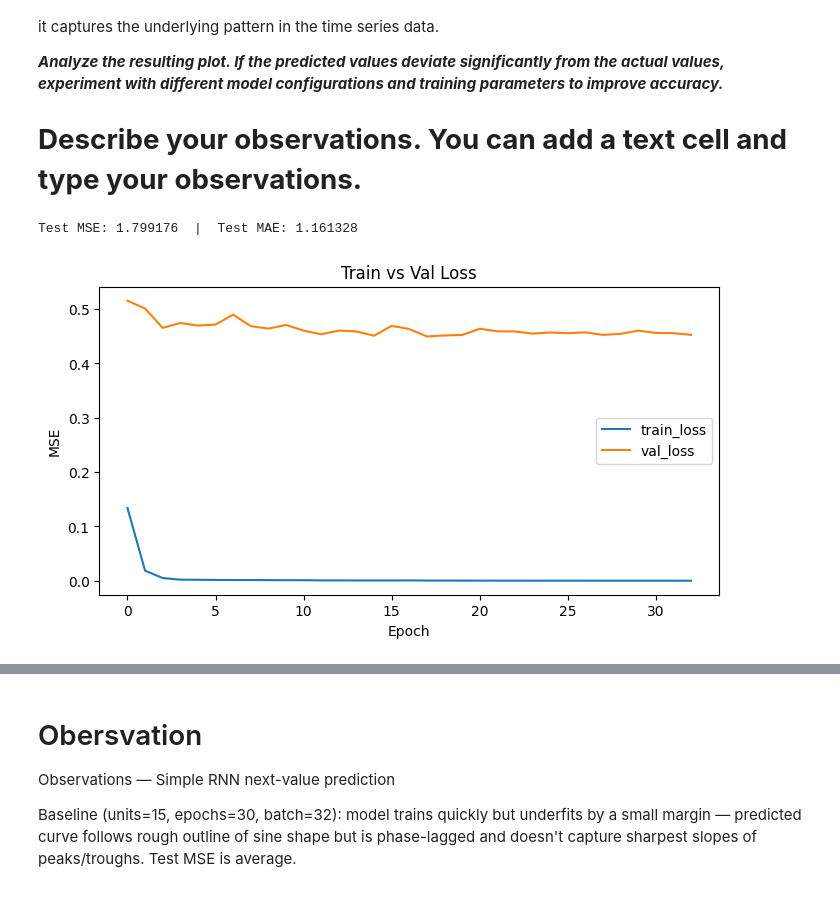
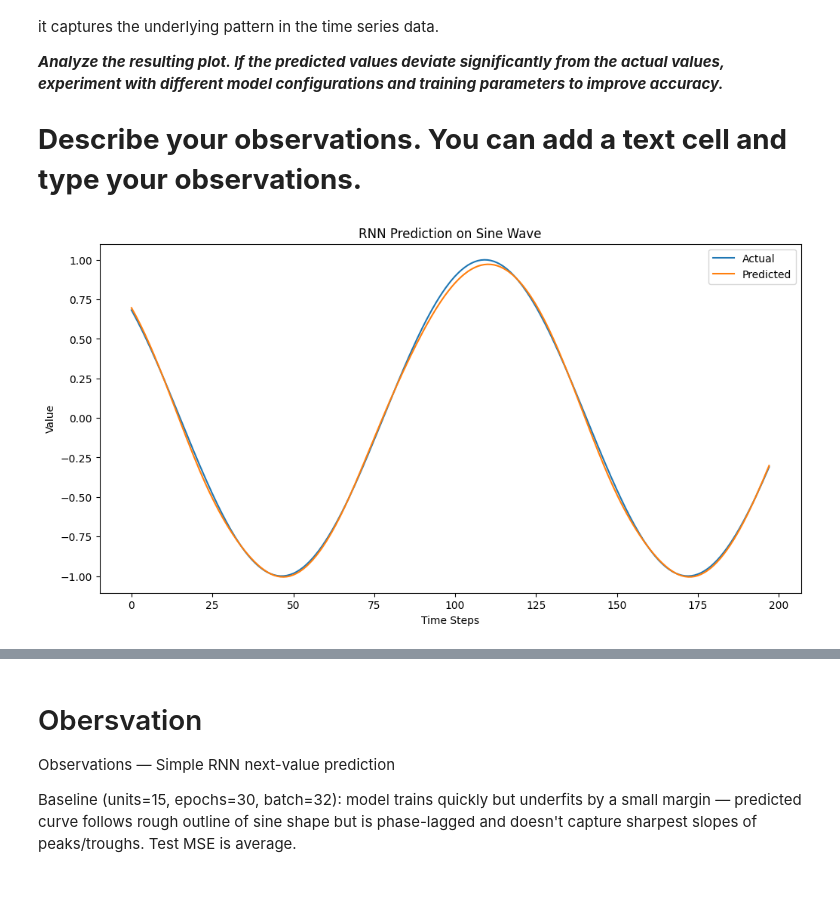
Before and after one commit to JithmaKaluarachchi/DL_Lab_Sheet_5, a Jupyter notebook: IT22095176_Q1.ipynb, the cells around one changed output, grey strips where cells are left out. Saved outputs shown, nothing was run; the diff lists cells and outputs as text; code cells hidden in the pictures.

```diff
--- a/IT22095176_Q1.ipynb
+++ b/IT22095176_Q1.ipynb
@@ -75,9 +75,7 @@ y_train, y_test = y[:train_size], y[train_size:]
 **loss='mean_squared_error':** Sets the loss function to mean squared error (MSE), which is commonly used for regression tasks to measure the average squared difference between predicted and actual values.
 # %%
 # 3. Define the RNN Model
-UNITS = 32   # <- try values 4, 8, 15, 32, 64
 model = Sequential()
-model.add(SimpleRNN(UNITS, return_sequences=False, input_shape=(time_step, 1)))
+model.add(SimpleRNN(units=20, return_sequences=False, input_shape=(time_step, 1)))  # <-- Tune 'units'
 model.add(Dense(1))
 model.compile(optimizer='adam', loss='mean_squared_error')
-model.summary()
@@ -104,20 +90,3 @@ an
 **batch_size=32:** Determines the number of samples per gradient update.
 
 **verbose=1:** Provides detailed output during training, including the progress of each epoch and loss values.
-# %%
-# 4. Train the Model
-from tensorflow.keras.callbacks import EarlyStopping
-
-EPOCHS = 100      # try 30, 100, 150, 300
-BATCH_SIZE = 16   # try 8, 16, 32
-
-# Option A: use your test set as validation during training (quick)
-es = EarlyStopping(monitor='val_loss', patience=15, restore_best_weights=True)
-history = model.fit(
-    X_train, y_train,
-    validation_data=(X_test, y_test),   # or use validation_split=0.2
-    epochs=EPOCHS,
-    batch_size=BATCH_SIZE,
-    callbacks=[es],
-    verbose=1
-)
@@ -141,0 +93,3 @@ Epoch 33/100
+# %%
+# 4. Train the Model
+model.fit(X_train, y_train, epochs=35, batch_size=32, verbose=1)  # <-- Experiment with 'epochs' and 'batch_size'
@@ -161,20 +134,15 @@ This visualization helps in assessing the performance of the RNN model and under
 ***Analyze the resulting plot. If the predicted values deviate significantly from the actual values, experiment with different model configurations and training parameters to improve accuracy.***
 
 # **Describe your observations. You can add a text cell and type your observations.**
-# %%
-from sklearn.metrics import mean_squared_error, mean_absolute_error
-mse = mean_squared_error(y_test_inv, y_pred_inv)
-mae = mean_absolute_error(y_test_inv, y_pred_inv)
-print(f"Test MSE: {mse:.6f}  |  Test MAE: {mae:.6f}")
-# %% [output]
-Test MSE: 1.799176  |  Test MAE: 1.161328
 # %%
-
-# Plot training and validation loss
-plt.figure(figsize=(8,4))
-plt.plot(history.history['loss'], label='train_loss')
-plt.plot(history.history['val_loss'], label='val_loss')
-plt.xlabel('Epoch'); plt.ylabel('MSE'); plt.legend(); plt.title('Train vs Val Loss')
+# 6. Plot the Results
+plt.figure(figsize=(12, 6))
+plt.plot(y_test, label='Actual')
+plt.plot(y_pred, label='Predicted')
+plt.xlabel('Time Steps')
+plt.ylabel('Value')
+plt.title('RNN Prediction on Sine Wave')
+plt.legend()
 plt.show()
 # %% [output]
-[figure, old version]
+[figure, new version]
```
Also changed, not shown: parts of 5 cells of this notebook.
